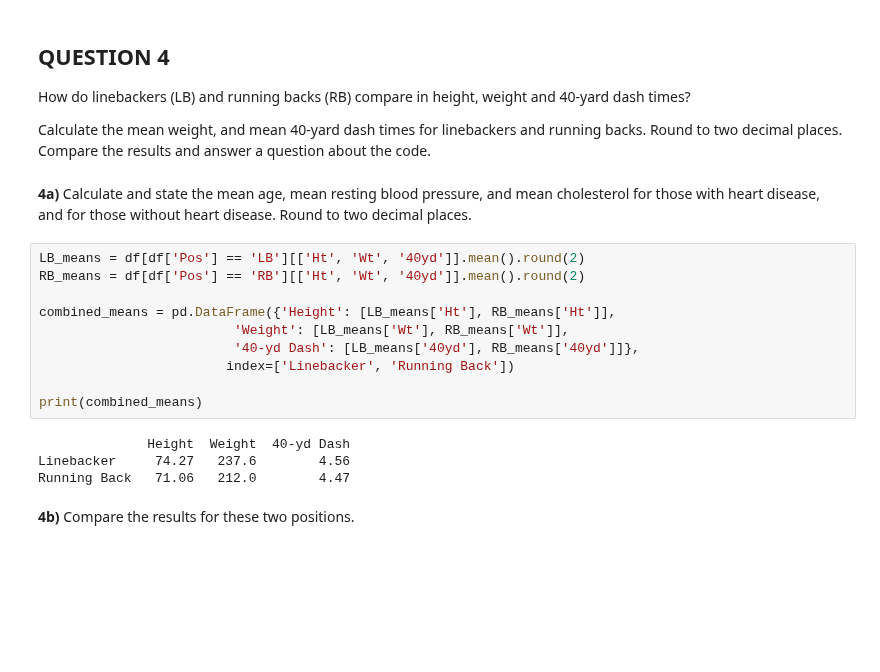
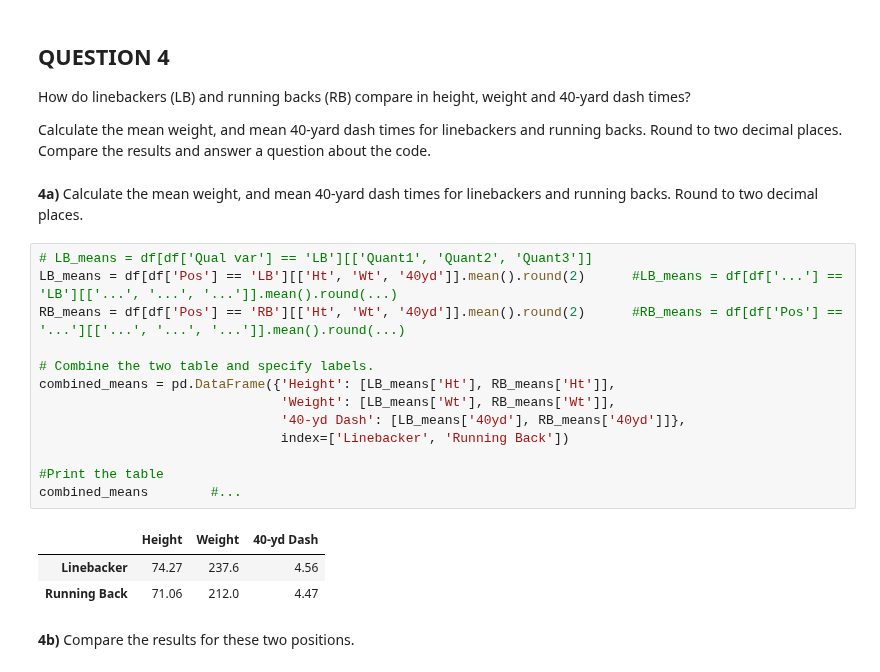
Before and after one commit to ksuaray/STAT108F24_Projects_Jupyter, a Jupyter notebook: Project1/NFL_Combine_Project_1_Soln.ipynb, the cells around one changed output. Drawn from its saved outputs; the diff is of its cells as text; blank space fills up the shorter version.

```diff
--- a/Project1/NFL_Combine_Project_1_Soln.ipynb
+++ b/Project1/NFL_Combine_Project_1_Soln.ipynb
@@ -281,21 +284,24 @@ How do linebackers (LB) and running backs (RB) compare in height, weight and 40-
 
 Calculate the mean weight, and mean 40-yard dash times for linebackers and running backs. Round to two decimal places. Compare the results and answer a question about the code.
 # %% [markdown]
-**4a)** Calculate and state the mean age, mean resting blood pressure, and mean cholesterol for those with heart disease, and for those without heart disease. Round to two decimal places.
+**4a)** Calculate the mean weight, and mean 40-yard dash times for linebackers and running backs. Round to two decimal places.
 # %%
-LB_means = df[df['Pos'] == 'LB'][['Ht', 'Wt', '40yd']].mean().round(2)
-RB_means = df[df['Pos'] == 'RB'][['Ht', 'Wt', '40yd']].mean().round(2)
+# LB_means = df[df['Qual var'] == 'LB'][['Quant1', 'Quant2', 'Quant3']]
+LB_means = df[df['Pos'] == 'LB'][['Ht', 'Wt', '40yd']].mean().round(2)      #LB_means = df[df['...'] == 'LB'][['...', '...', '...']].mean().round(...)
+RB_means = df[df['Pos'] == 'RB'][['Ht', 'Wt', '40yd']].mean().round(2)      #RB_means = df[df['Pos'] == '...'][['...', '...', '...']].mean().round(...)
 
+# Combine the two table and specify labels.
 combined_means = pd.DataFrame({'Height': [LB_means['Ht'], RB_means['Ht']],
-                         'Weight': [LB_means['Wt'], RB_means['Wt']],
-                         '40-yd Dash': [LB_means['40yd'], RB_means['40yd']]},
-                        index=['Linebacker', 'Running Back'])
+                               'Weight': [LB_means['Wt'], RB_means['Wt']],
+                               '40-yd Dash': [LB_means['40yd'], RB_means['40yd']]},
+                               index=['Linebacker', 'Running Back'])
 
-print(combined_means)
+#Print the table
+combined_means        #...
 # %% [output]
-              Height  Weight  40-yd Dash
-Linebacker     74.27   237.6        4.56
-Running Back   71.06   212.0        4.47
+|  | Height | Weight | 40-yd Dash |
+| Linebacker | 74.27 | 237.6 | 4.56 |
+| Running Back | 71.06 | 212.0 | 4.47 |
 # %% [markdown]
 **4b)** Compare the results for these two positions.
 # %% [markdown]
```
Also changed, not shown: parts of 14 cells of this notebook.
